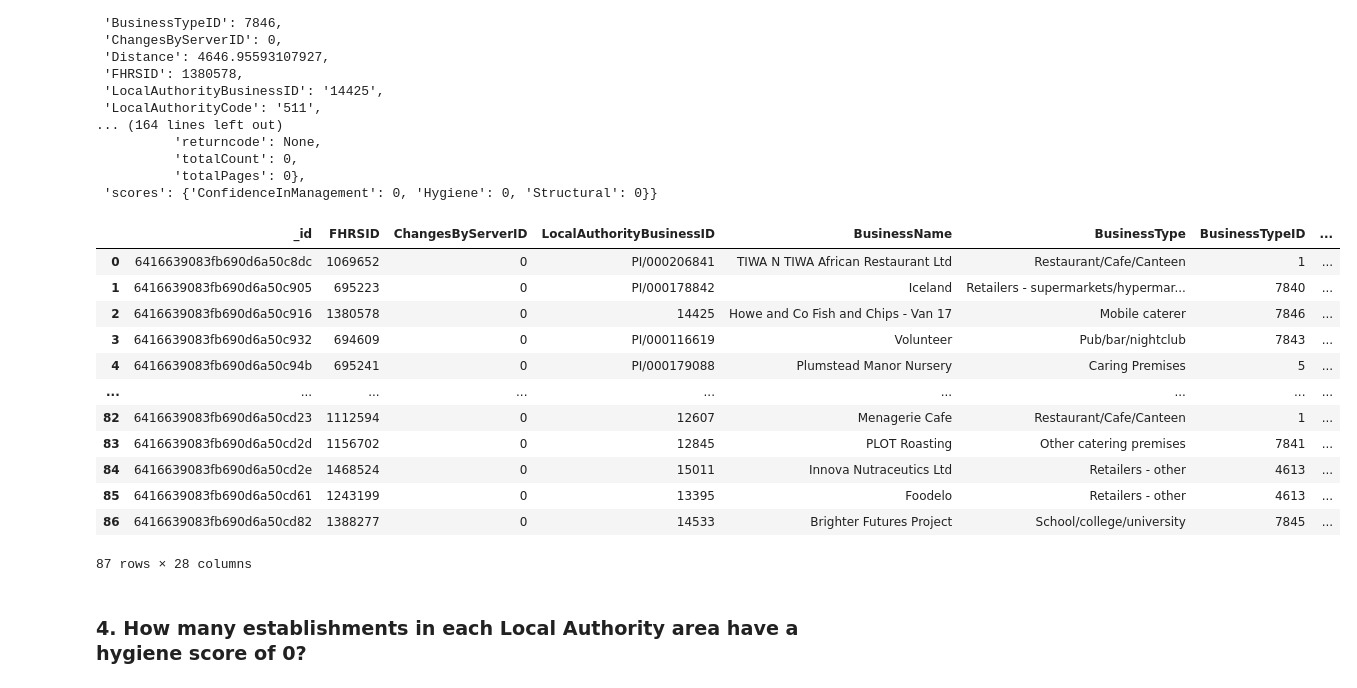
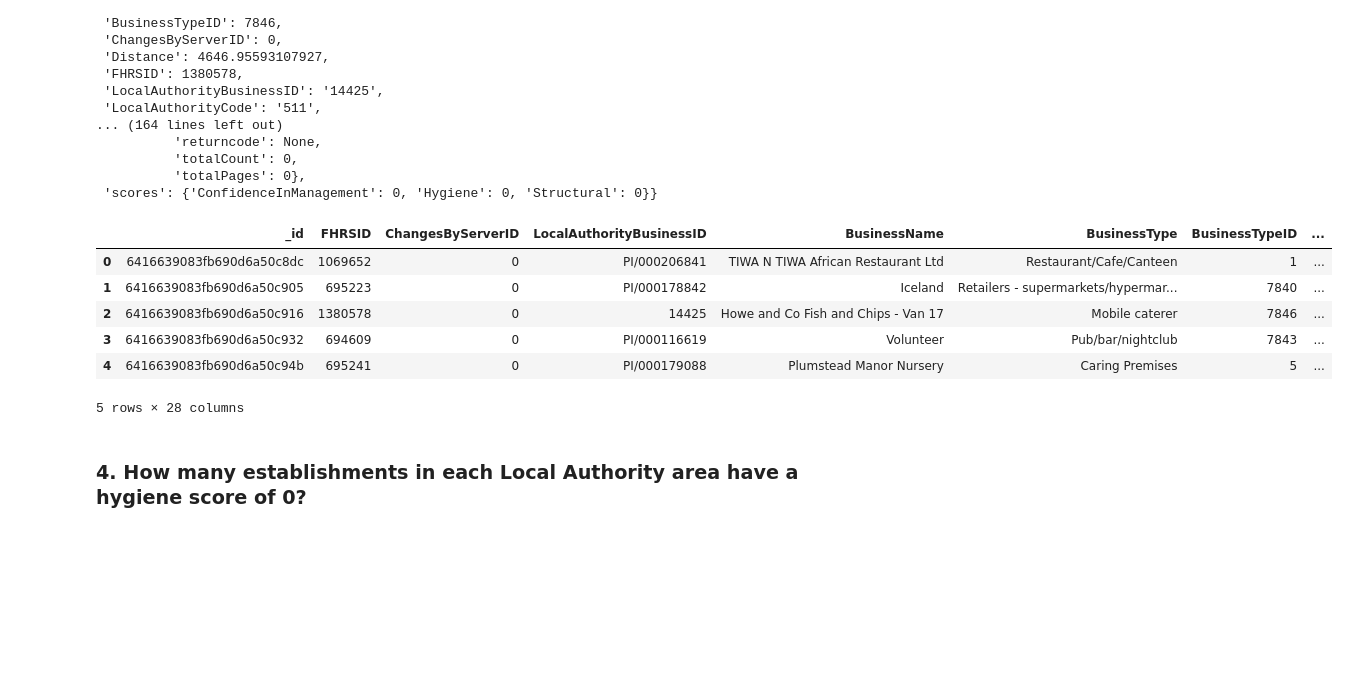
Before and after one commit to sumaiyanathani/nosql-challenge, a Jupyter notebook: NoSQL_analysis_starter.ipynb, the cells around one changed output. Drawn from its saved outputs; the diff is of its cells as text; code cells hidden in the pictures; blank space fills up the shorter version.

```diff
--- a/NoSQL_analysis_starter.ipynb
+++ b/NoSQL_analysis_starter.ipynb
@@ -180,22 +182,16 @@ for result in results:
           'totalPages': 0},
  'scores': {'ConfidenceInManagement': 0, 'Hygiene': 0, 'Structural': 0}}
 # %%
-# Convert result to Pandas DataFrame
+# Convert result to Pandas DataFrame using pd.DataFrame
 nearest_establishments_df = pd.DataFrame(list(establishments.find(query)))
-nearest_establishments_df
+nearest_establishments_df.head()
 # %% [output]
 |  | _id | FHRSID | ChangesByServerID | LocalAuthorityBusinessID | BusinessName | BusinessType | BusinessTypeID | ... |
 | 0 | 6416639083fb690d6a50c8dc | 1069652 | 0 | PI/000206841 | TIWA N TIWA African Restaurant Ltd | Restaurant/Cafe/Canteen | 1 | ... |
 | 1 | 6416639083fb690d6a50c905 | 695223 | 0 | PI/000178842 | Iceland | Retailers - supermarkets/hypermar... | 7840 | ... |
 | 2 | 6416639083fb690d6a50c916 | 1380578 | 0 | 14425 | Howe and Co Fish and Chips - Van 17 | Mobile caterer | 7846 | ... |
 | 3 | 6416639083fb690d6a50c932 | 694609 | 0 | PI/000116619 | Volunteer | Pub/bar/nightclub | 7843 | ... |
 | 4 | 6416639083fb690d6a50c94b | 695241 | 0 | PI/000179088 | Plumstead Manor Nursery | Caring Premises | 5 | ... |
-| ... | ... | ... | ... | ... | ... | ... | ... | ... |
-| 82 | 6416639083fb690d6a50cd23 | 1112594 | 0 | 12607 | Menagerie Cafe | Restaurant/Cafe/Canteen | 1 | ... |
-| 83 | 6416639083fb690d6a50cd2d | 1156702 | 0 | 12845 | PLOT Roasting | Other catering premises | 7841 | ... |
-| 84 | 6416639083fb690d6a50cd2e | 1468524 | 0 | 15011 | Innova Nutraceutics Ltd | Retailers - other | 4613 | ... |
-| 85 | 6416639083fb690d6a50cd61 | 1243199 | 0 | 13395 | Foodelo | Retailers - other | 4613 | ... |
-| 86 | 6416639083fb690d6a50cd82 | 1388277 | 0 | 14533 | Brighter Futures Project | School/college/university | 7845 | ... |
-87 rows × 28 columns
+5 rows × 28 columns
 # %% [markdown]
 ### 4. How many establishments in each Local Authority area have a hygiene score of 0?
```
Also changed, not shown: parts of 15 cells of this notebook, 1 other file.
